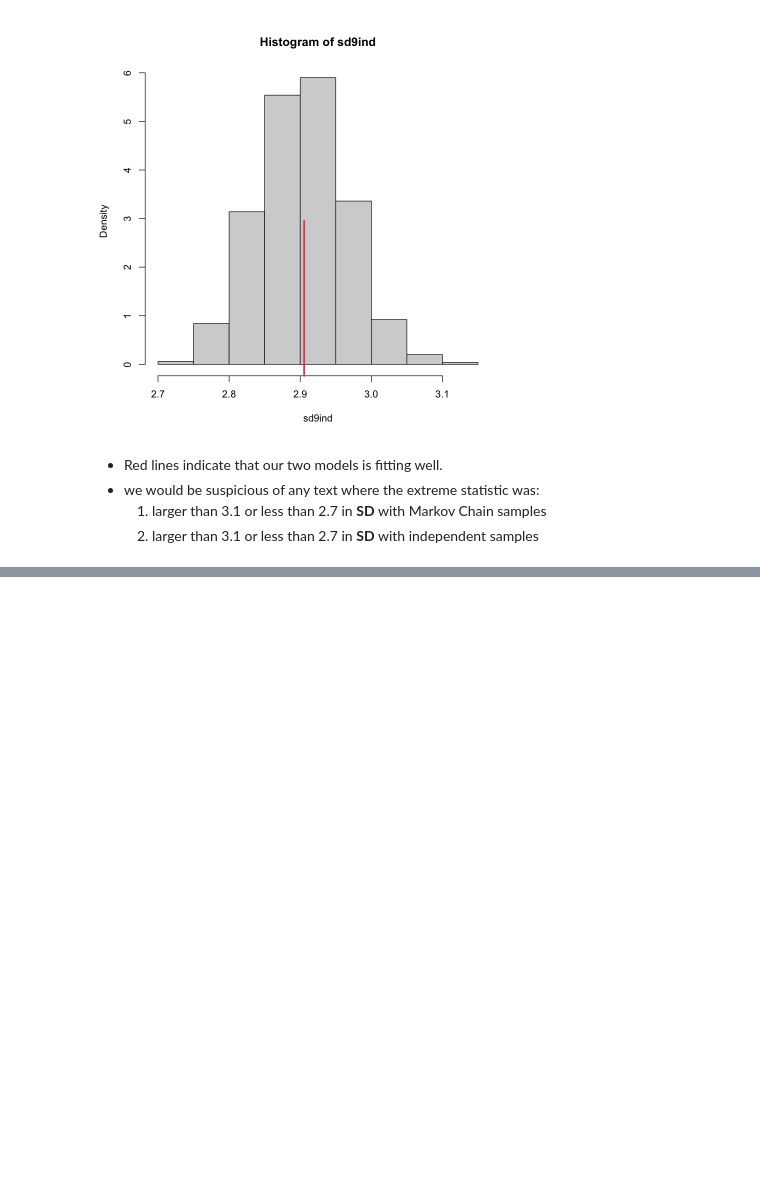
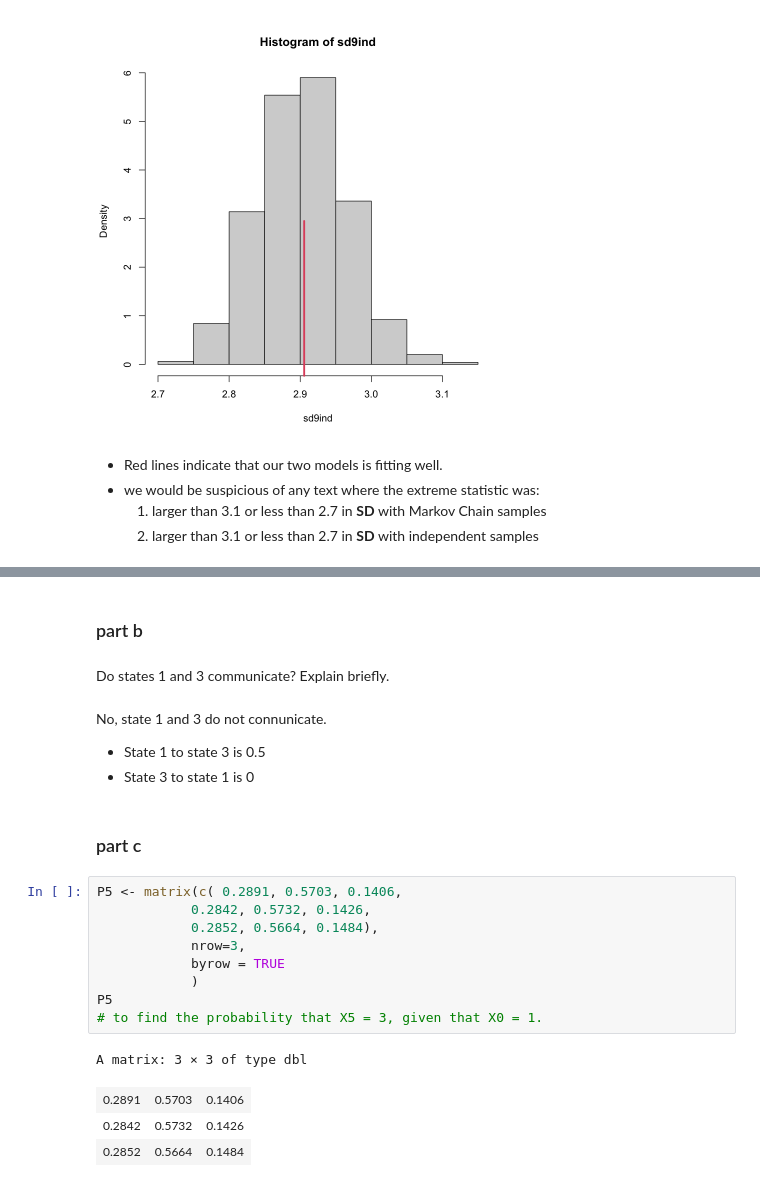
Before and after one commit to GawainGan/UBCO_MDS, a Jupyter notebook: Data-581/Lab3/Lab3.ipynb, the cells around one changed output, grey strips where cells are left out. Saved outputs shown, nothing was run; the diff lists cells and outputs as text; blank space fills up the shorter version.

```diff
--- a/Data-581/Lab3/Lab3.ipynb
+++ b/Data-581/Lab3/Lab3.ipynb
@@ -244,0 +365,24 @@ rug(sd(lettercountsT), col=2, lwd=3, ticksize=.5)
+# %% [markdown]
+### part b
+# %% [markdown]
+Do states 1 and 3 communicate? Explain briefly.
+# %% [markdown]
+No, state 1 and 3 do not connunicate.
+- State 1 to state 3 is 0.5
+- State 3 to state 1 is 0
+# %% [markdown]
+### part c
+# %%
+P5 <- matrix(c( 0.2891, 0.5703, 0.1406,
+            0.2842, 0.5732, 0.1426,
+            0.2852, 0.5664, 0.1484),
+            nrow=3,
+            byrow = TRUE
+            )
+P5
+# to find the probability that X5 = 3, given that X0 = 1.
+# %% [output]
+A matrix: 3 × 3 of type dbl
+| 0.2891 | 0.5703 | 0.1406 |
+| 0.2842 | 0.5732 | 0.1426 |
+| 0.2852 | 0.5664 | 0.1484 |
```
Also changed, not shown: parts of 21 cells of this notebook.
